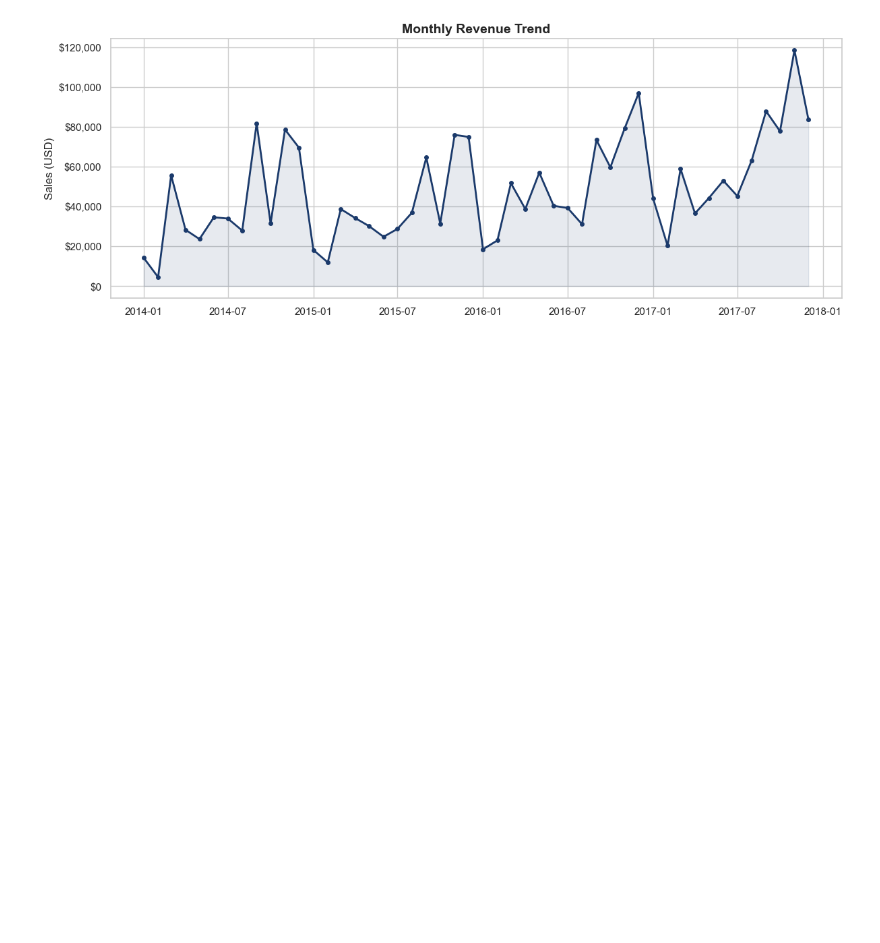
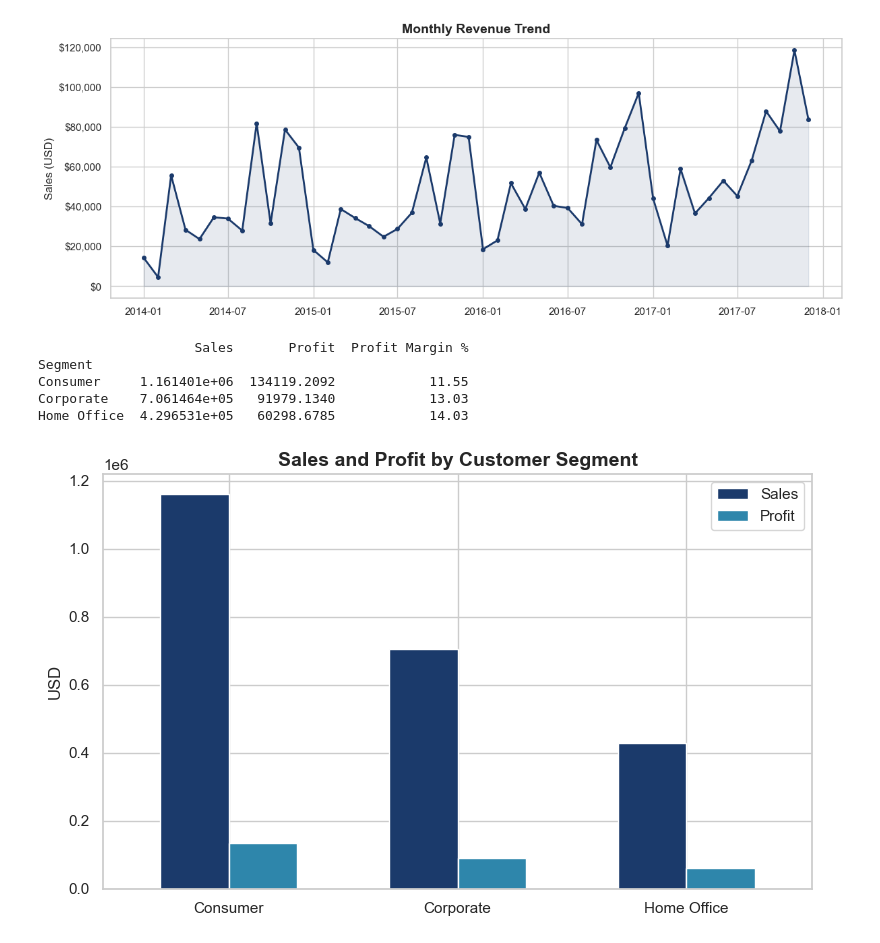
Before and after one commit to abdulhalim-main/superstore, a Jupyter notebook: 02_eda.ipynb, the cells around one changed output. Cells and saved outputs as stored; diff of their text form; code cells hidden in the pictures; blank space fills up the shorter version.

Commit message:
Analysis of segment performance

```diff
--- a/02_eda.ipynb
+++ b/02_eda.ipynb
@@ -172,3 +172,27 @@ plt.savefig("monthly_trend.png", dpi = 150)
 plt.show()
 # %% [output]
 [figure]
+# %%
+segment = df.groupby("Segment")[["Sales", "Profit"]].sum()
+segment["Profit Margin %"] = (segment["Profit"] / segment["Sales"] * 100).round(2)
+print(segment)
+# %% [output]
+                    Sales       Profit  Profit Margin %
+Segment
+Consumer     1.161401e+06  134119.2092            11.55
+Corporate    7.061464e+05   91979.1340            13.03
+Home Office  4.296531e+05   60298.6785            14.03
+# %%
+fig, ax = plt.subplots(figsize = (8, 5))
+segment[["Sales", "Profit"]].plot(kind = "bar", ax = ax, color = ["#1B3A6B", "#2E86AB"], edgecolor = "white", width = 0.6)
+ax.set_title("Sales and Profit by Customer Segment")
+ax.set_xlabel("")
+ax.set_ylabel("USD")
+ax.tick_params(axis = "x", rotation = 0)
+ax.legend(["Sales", "Profit"])
+
+plt.tight_layout()
+plt.savefig("segment_performance.png", dpi = 150)
+plt.show()
+# %% [output]
+[figure, added]
```
Also changed, not shown: 3 other files.
